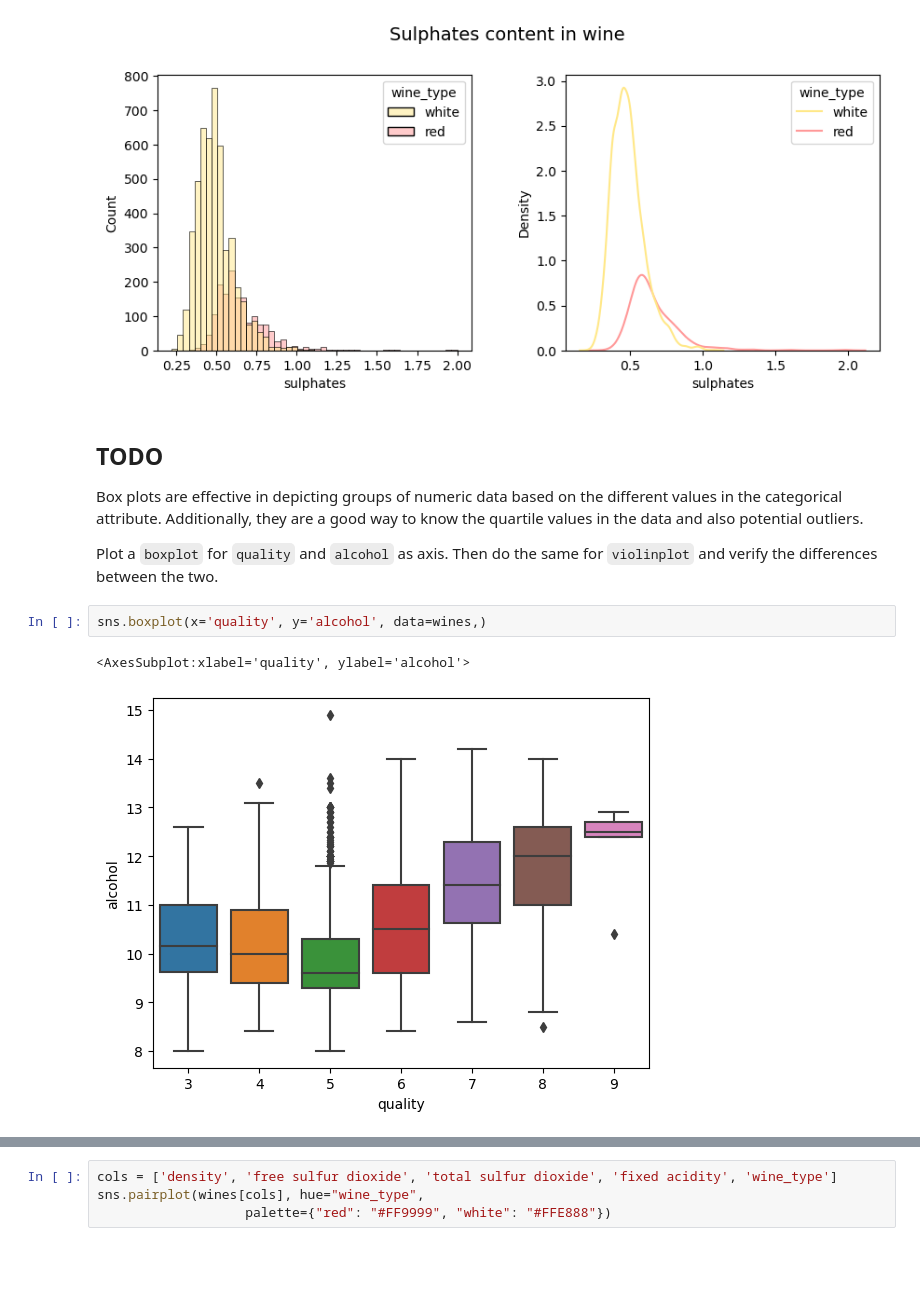
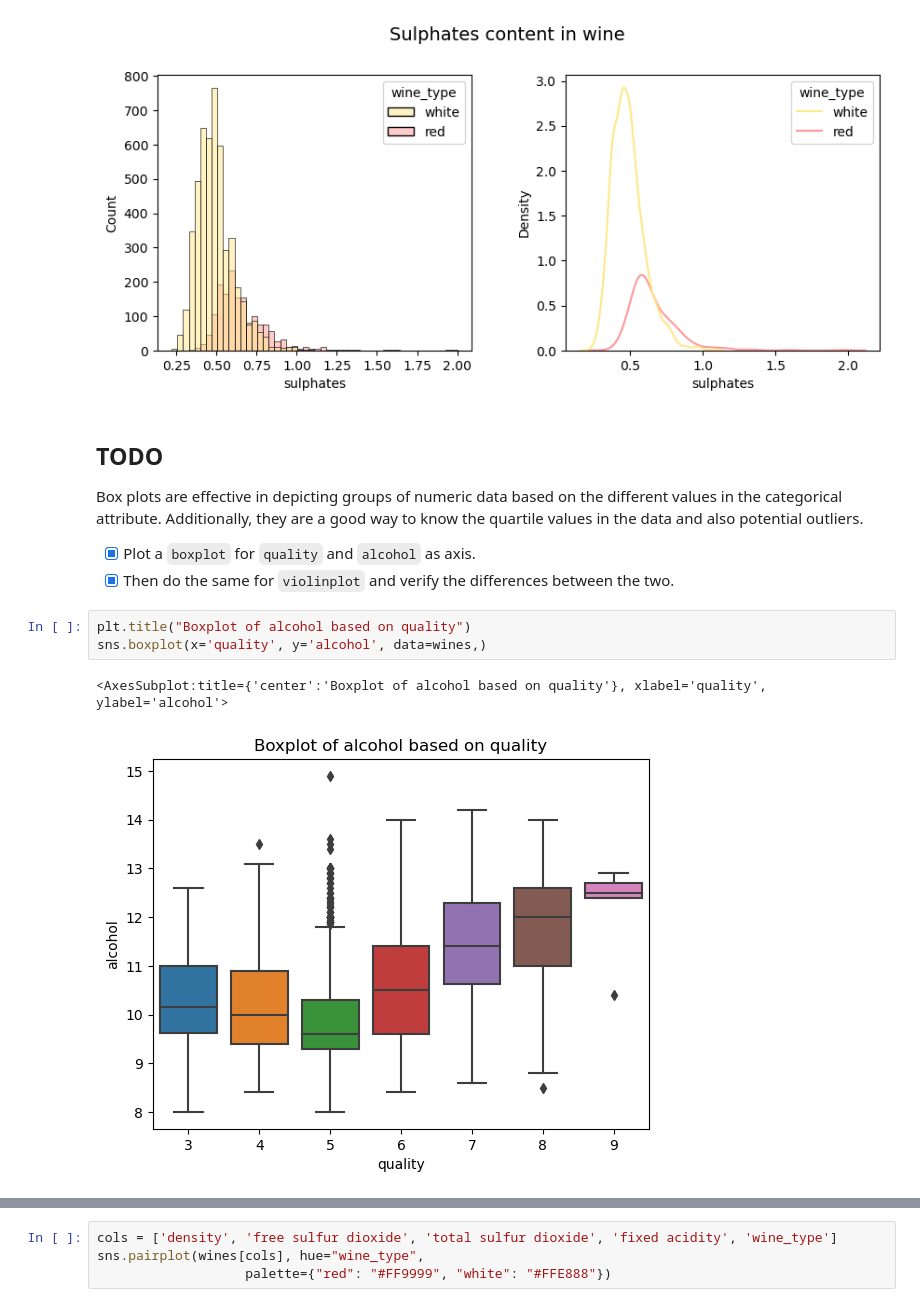
Before and after one commit to p-rzeznik/Large-Datasets-Visualization, a Jupyter notebook: Lab1/descriptive_analytics.ipynb, the cells around one changed output, grey strips where cells are left out. Drawn from its saved outputs; the diff is of its cells as text; blank space fills up the shorter version.

```diff
--- a/Lab1/descriptive_analytics.ipynb
+++ b/Lab1/descriptive_analytics.ipynb
@@ -352,10 +361,12 @@ kdp = sns.kdeplot(x="sulphates",hue="wine_type", data=wines,
 
 Box plots are effective in depicting groups of numeric data based on the different values in the categorical attribute. Additionally, they are a good way to know the quartile values in the data and also potential outliers.
 
-Plot a `boxplot` for `quality` and `alcohol` as axis. Then do the same for `violinplot` and verify the differences between the two.
+- [x] Plot a `boxplot` for `quality` and `alcohol` as axis.
+- [x] Then do the same for `violinplot` and verify the differences between the two.
 # %%
+plt.title("Boxplot of alcohol based on quality")
 sns.boxplot(x='quality', y='alcohol', data=wines,)
 # %% [output]
-<AxesSubplot:xlabel='quality', ylabel='alcohol'>
+<AxesSubplot:title={'center':'Boxplot of alcohol based on quality'}, xlabel='quality', ylabel='alcohol'>
-[figure, old version]
+[figure, new version]
 # %%
```
Also changed, not shown: parts of 27 cells of this notebook.
